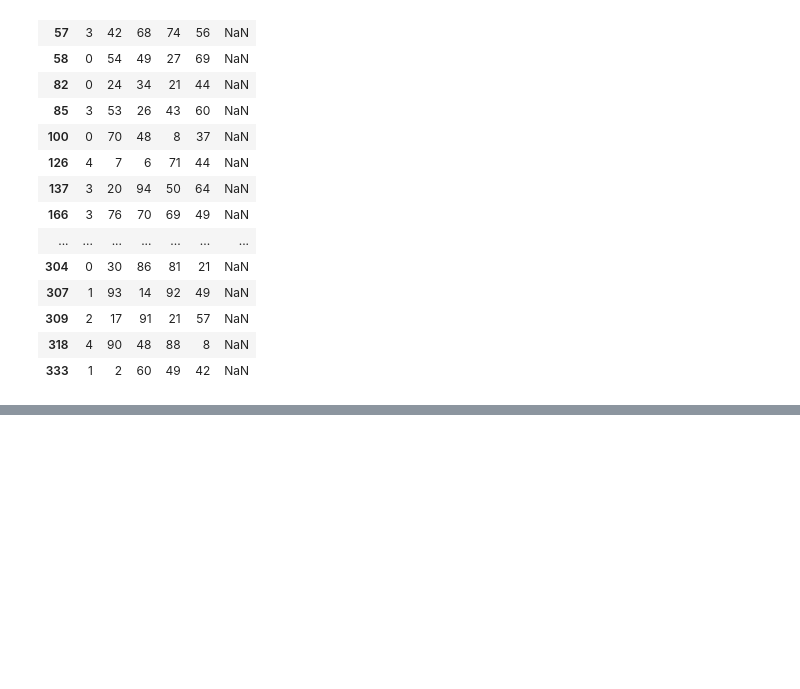
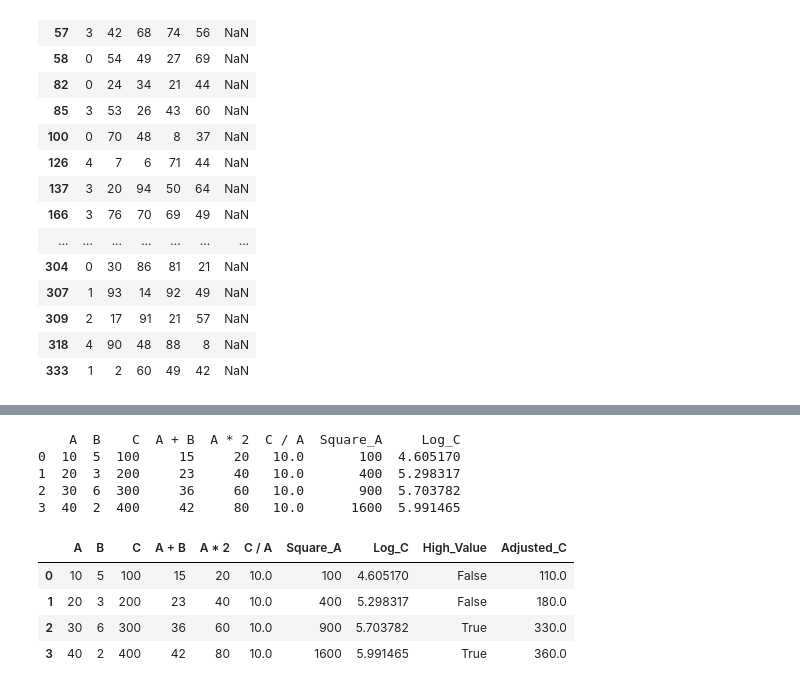
Before and after one commit to Ayushpal2006/Pandas, a Jupyter notebook: Pandas.ipynb, the cells around one changed output, grey strips where cells are left out. Cells and saved outputs as stored; diff of their text form; code cells hidden in the pictures; blank space fills up the shorter version.

Commit message:
Pandas

```diff
--- a/Pandas.ipynb
+++ b/Pandas.ipynb
@@ -539,0 +583,13 @@ df.loc[(df["A"]<5) & (df["C"] > 5)]
+# %%
+import pandas as pd
+import numpy as np
+
+# Sample DataFrame
+data = {
+    "A": [10, 20, 30, 40],
+    "B": [5, 3, 6, 2],
+    "C": [100, 200, 300, 400]
+}
+
+df = pd.DataFrame(data)
+df
@@ -539,0 +602,6 @@ df.loc[(df["A"]<5) & (df["C"] > 5)]
+# %%
+df["A + B"] = df["A"] + df["B"]  # Addition
+df["A * 2"] = df["A"] * 2  # Multiplication
+df["C / A"] = df["C"] / df["A"]  # Division
+
+df
@@ -539,0 +614,22 @@ df.loc[(df["A"]<5) & (df["C"] > 5)]
+# %%
+df["Square_A"] = df["A"].apply(lambda x: x ** 2)  # Squaring each value
+df["Log_C"] = np.log(df["C"])  # Taking logarithm of column C
+
+print(df)
+# %% [output]
+    A  B    C  A + B  A * 2  C / A  Square_A     Log_C
+0  10  5  100     15     20   10.0       100  4.605170
+1  20  3  200     23     40   10.0       400  5.298317
+2  30  6  300     36     60   10.0       900  5.703782
+3  40  2  400     42     80   10.0      1600  5.991465
+# %%
+df["High_Value"] = df["A"] > 25  # Returns True/False
+df["Adjusted_C"] = np.where(df["B"] > 4, df["C"] * 1.1, df["C"] * 0.9)  # If-Else condition
+
+df
+# %% [output]
+|  | A | B | C | A + B | A * 2 | C / A | Square_A | Log_C | High_Value | Adjusted_C |
+| 0 | 10 | 5 | 100 | 15 | 20 | 10.0 | 100 | 4.605170 | False | 110.0 |
+| 1 | 20 | 3 | 200 | 23 | 40 | 10.0 | 400 | 5.298317 | False | 180.0 |
+| 2 | 30 | 6 | 300 | 36 | 60 | 10.0 | 900 | 5.703782 | True | 330.0 |
+| 3 | 40 | 2 | 400 | 42 | 80 | 10.0 | 1600 | 5.991465 | True | 360.0 |
```
Also changed, not shown: parts of 13 cells of this notebook.
